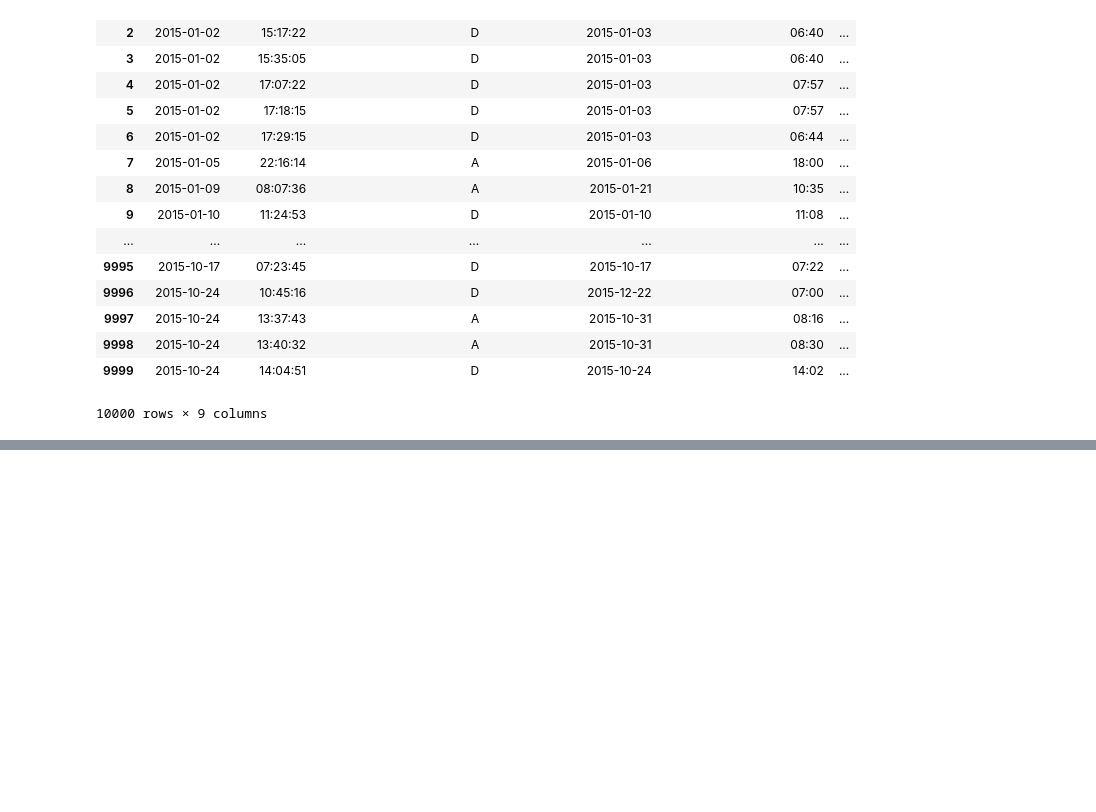
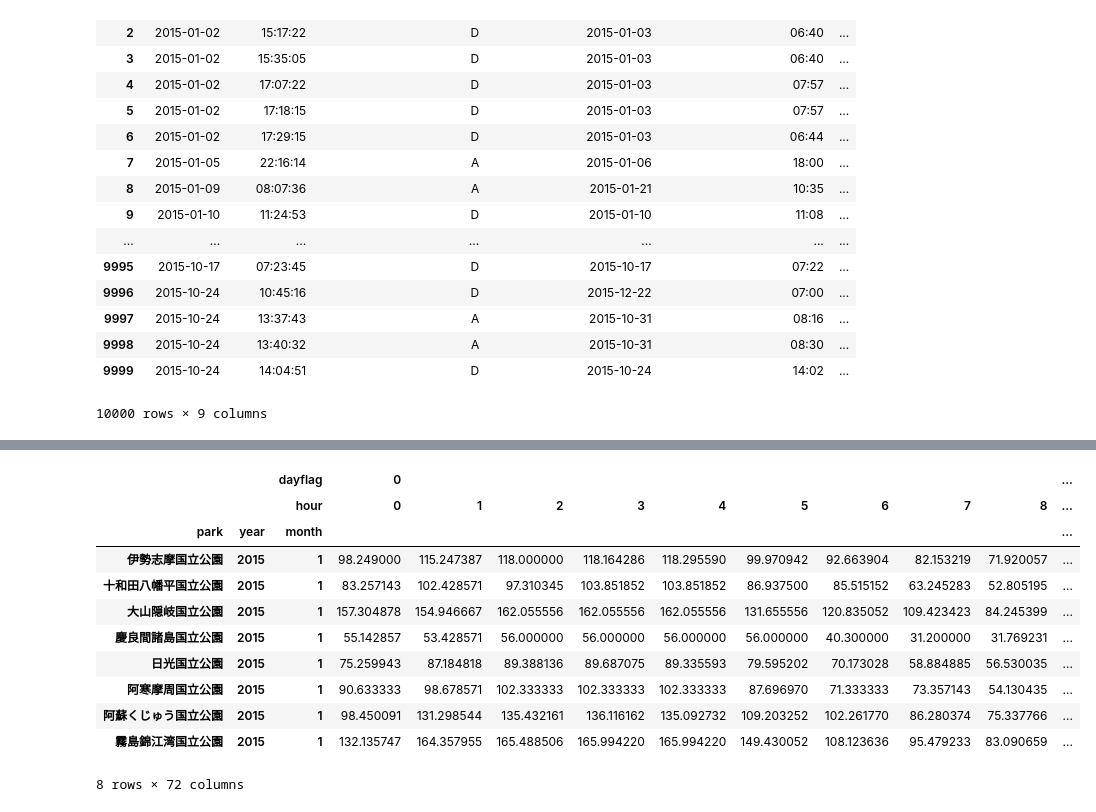
Before and after one commit to Hesene/National-Parks, a Jupyter notebook: src/EDA.ipynb, the cells around one changed output, grey strips where cells are left out. Drawn from its saved outputs; the diff is of its cells as text; code cells hidden in the pictures; blank space fills up the shorter version.

```diff
--- a/src/EDA.ipynb
+++ b/src/EDA.ipynb
@@ -663,0 +716,17 @@ TypeError: unsupported operand type(s) for -: 'str' and 'str'
+# %%
+agoop = pd.read_csv('../input/agoop/month_time_mesh100m_201501.tsv', sep='\t')
+# %%
+agoop.pivot_table(index=['park', 'year', 'month'], columns=['dayflag', 'hour'], values='population')
+# %% [output]
+|  |  | dayflag | 0 |  |  |  |  |  |  |  |  | ... |
+|  |  | hour | 0 | 1 | 2 | 3 | 4 | 5 | 6 | 7 | 8 | ... |
+| park | year | month |  |  |  |  |  |  |  |  |  | ... |
+| 伊勢志摩国立公園 | 2015 | 1 | 98.249000 | 115.247387 | 118.000000 | 118.164286 | 118.295590 | 99.970942 | 92.663904 | 82.153219 | 71.920057 | ... |
+| 十和田八幡平国立公園 | 2015 | 1 | 83.257143 | 102.428571 | 97.310345 | 103.851852 | 103.851852 | 86.937500 | 85.515152 | 63.245283 | 52.805195 | ... |
+| 大山隠岐国立公園 | 2015 | 1 | 157.304878 | 154.946667 | 162.055556 | 162.055556 | 162.055556 | 131.655556 | 120.835052 | 109.423423 | 84.245399 | ... |
+| 慶良間諸島国立公園 | 2015 | 1 | 55.142857 | 53.428571 | 56.000000 | 56.000000 | 56.000000 | 56.000000 | 40.300000 | 31.200000 | 31.769231 | ... |
+| 日光国立公園 | 2015 | 1 | 75.259943 | 87.184818 | 89.388136 | 89.687075 | 89.335593 | 79.595202 | 70.173028 | 58.884885 | 56.530035 | ... |
+| 阿寒摩周国立公園 | 2015 | 1 | 90.633333 | 98.678571 | 102.333333 | 102.333333 | 102.333333 | 87.696970 | 71.333333 | 73.357143 | 54.130435 | ... |
+| 阿蘇くじゅう国立公園 | 2015 | 1 | 98.450091 | 131.298544 | 135.432161 | 136.116162 | 135.092732 | 109.203252 | 102.261770 | 86.280374 | 75.337766 | ... |
+| 霧島錦江湾国立公園 | 2015 | 1 | 132.135747 | 164.357955 | 165.488506 | 165.994220 | 165.994220 | 149.430052 | 108.123636 | 95.479233 | 83.090659 | ... |
+8 rows × 72 columns
```
Also changed, not shown: parts of 8 cells of this notebook, 3 other files.
